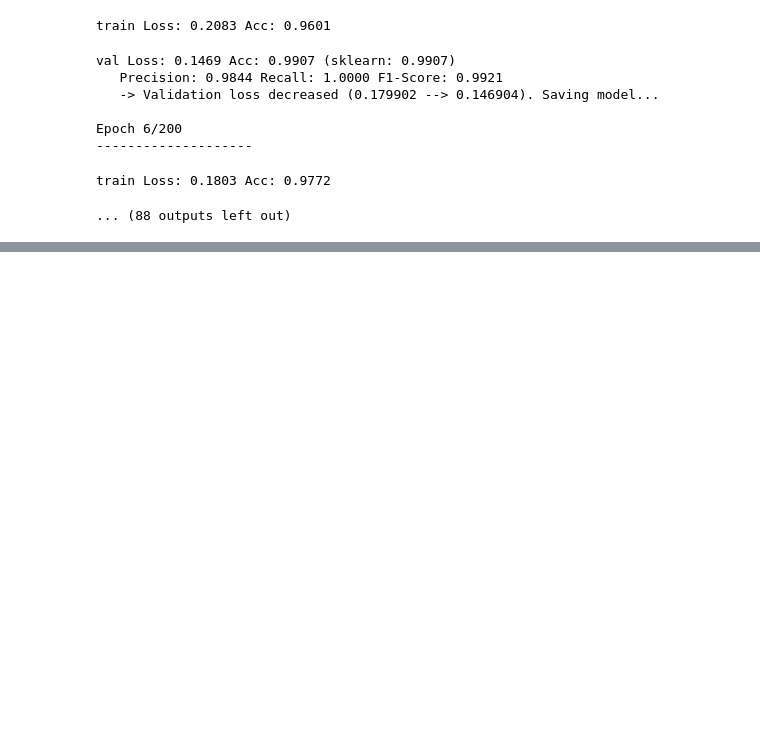
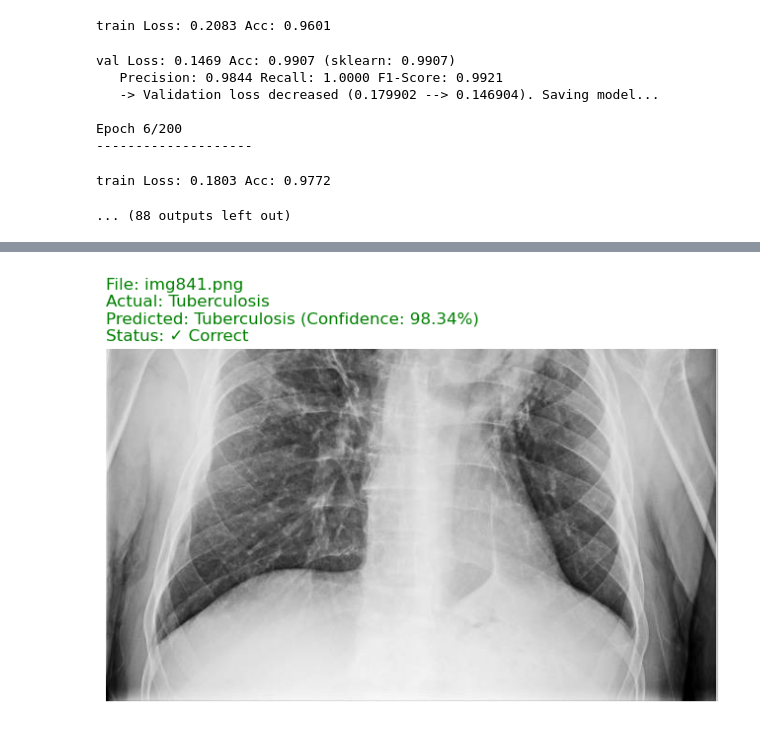
Before and after one commit to pas-enzo/iniciacao-cientifica, a Jupyter notebook: code/model_finals_efficientnet.ipynb, the cells around one changed output, grey strips where cells are left out. Cells and saved outputs as stored; diff of their text form; code cells hidden in the pictures; blank space fills up the shorter version.

```diff
--- a/code/model_finals_efficientnet.ipynb
+++ b/code/model_finals_efficientnet.ipynb
@@ -894,0 +1004,89 @@ train Loss: 0.1803 Acc: 0.9772
+# %%
+def visualize_predictions(model, dataframe, transforms, device, num_images=5, class_names=None):
+    """
+    Displays random images from a dataframe with their true and predicted labels.
+
+    Args:
+        model (torch.nn.Module): The trained model.
+        dataframe (pd.DataFrame): DataFrame containing 'path' and 'is_tb' columns.
+        transforms (torchvision.transforms.Compose): The transformations for the model input.
+        device (torch.device): The device to run inference on.
+        num_images (int): Number of images to display.
+        class_names (list of str): The names for class 0 and class 1.
+    """
+    if class_names is None:
+        class_names = ['Class 0', 'Class 1']
+
+    model.eval()  # Ensure the model is in evaluation mode
+
+    # Use dataframe.sample() for cleaner, more idiomatic sampling.
+    # Adding a random_state makes the visualization reproducible.
+    num_to_sample = min(num_images, len(dataframe))
+    if num_to_sample == 0:
+        print("Dataframe is empty. Cannot display predictions.")
+        return
+
+    random_samples = dataframe.sample(n=num_to_sample, random_state=42)
+
+    print(f"Displaying {num_to_sample} random images with predictions from the test set:")
+    print("-" * 70)
+
+    # Use .iterrows() to loop through the sampled dataframe
+    for _, row in random_samples.iterrows():
+        img_path = row['path']
+        true_label_idx = int(row['is_tb'])
+        filename = os.path.basename(img_path)
+
+        try:
+            # 1. Load original image for display
+            original_image = Image.open(img_path).convert('RGB')
+
+            # 2. Prepare image for the model
+            input_tensor = transforms(original_image)
+            input_batch = input_tensor.unsqueeze(0).to(device) # Add batch dim and send to device
+
+            # 3. Get model prediction
+            with torch.no_grad():
+                with torch.amp.autocast(device_type=device.type, enabled=(device.type == 'cuda')):
+                    output_logits = model(input_batch)
+
+                prediction_proba = torch.sigmoid(output_logits).item()
+                predicted_label_idx = 1 if prediction_proba > 0.5 else 0
+
+            # 4. Prepare display information
+            is_correct = (predicted_label_idx == true_label_idx)
+            status_text = "✓ Correct" if is_correct else "✗ Incorrect"
+            status_color = "green" if is_correct else "red"
+
+            true_label_name = class_names[true_label_idx]
+            predicted_label_name = class_names[predicted_label_idx]
+
+            # 5. Plot the result
+            plt.figure(figsize=(8, 7))
+            plt.imshow(original_image)
+            plt.axis('off')
+
+            title_text = (
+                f"File: {filename}\n"
+                f"Actual: {true_label_name}\n"
+                f"Predicted: {predicted_label_name} (Confidence: {prediction_proba:.2%})\n"
+                f"Status: {status_text}"
+            )
+            plt.title(title_text, color=status_color, fontsize=12, loc='left')
+            plt.show()
+            print("-" * 70)
+
+        except Exception as e:
+            print(f"Error processing image {filename}: {e}")
+            print("-" * 70)
+
+# --- Execute Visualization ---
+visualize_predictions(
+    model=final_trained_model,
+    dataframe=test_df,
+    transforms=val_test_transforms,  # Use the non-augmenting transforms
+    device=device,
+    num_images=5,
+    class_names=CLASS_NAMES
+)
+# %% [output]
@@ -894,0 +1095 @@ train Loss: 0.1803 Acc: 0.9772
+[figure, added]
```
Also changed, not shown: parts of 2 cells of this notebook.
